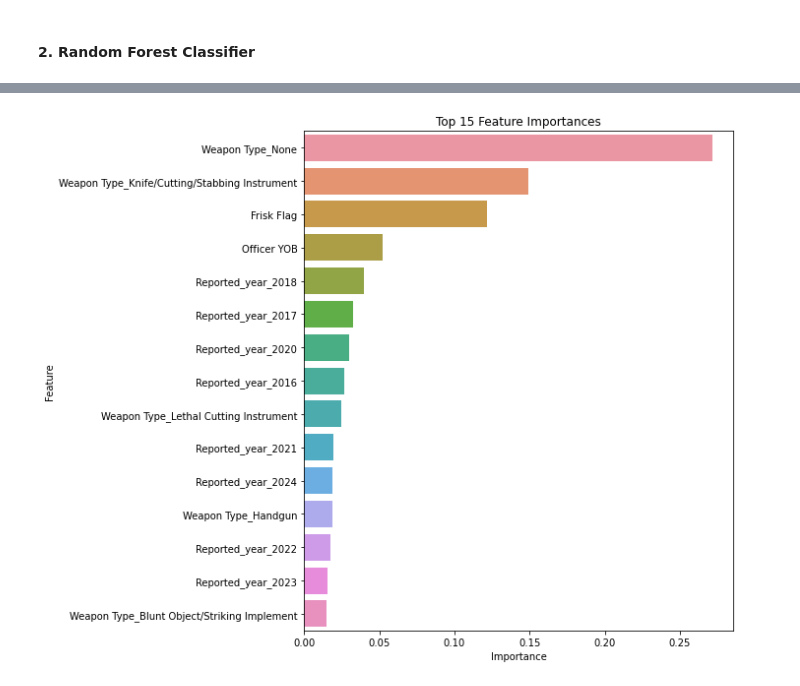
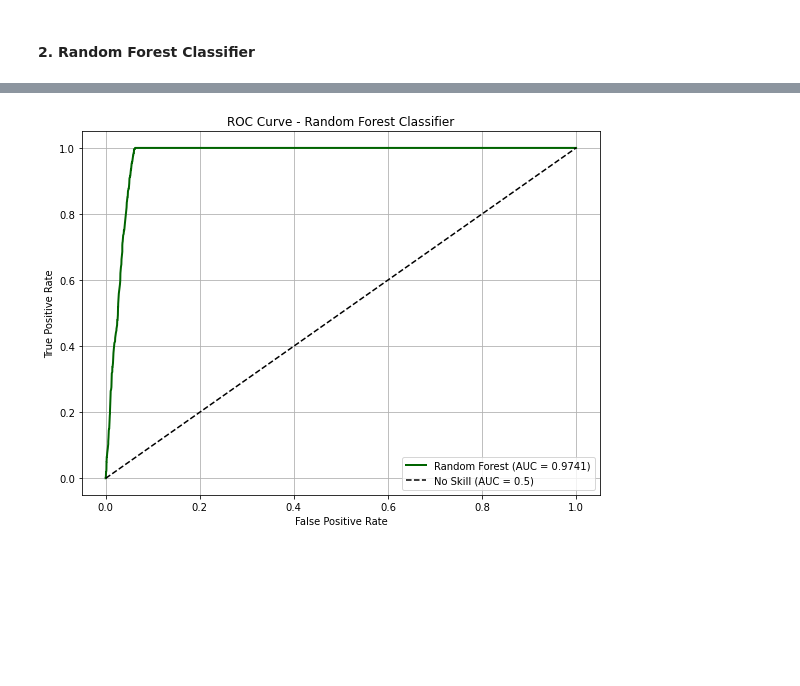
Before and after one commit to oomollo/Terry_Stops_Predictions, a Jupyter notebook: terry_stops_prediction.ipynb, the cells around one changed output, grey strips where cells are left out. Cells and saved outputs as stored; diff of their text form; code cells hidden in the pictures; blank space fills up the shorter version.

```diff
--- a/terry_stops_prediction.ipynb
+++ b/terry_stops_prediction.ipynb
@@ -378,7 +395,7 @@ These models' performance will then be evaluated by use of classification metric
 #### 1. Logistic Regression Model
 # %%
 # Initialize logistic regression
-lr = LogisticRegression(random_state=42)
+lr = LogisticRegression(max_iter=1000,random_state=42)
 
 # Train the model on the resampled dataset
 lr.fit(X_train_scaled_resampled, y_train_resampled)
@@ -413,6 +444,6 @@ plt.show()
 # %%
 
 # Initialize and train a RandomForestClassifier model
-model = RandomForestClassifier(n_estimators=100, random_state=42, class_weight='balanced')
-model.fit(X_train, y_train)
+rf_model = RandomForestClassifier(n_estimators=200, random_state=42, class_weight='balanced')
+rf_model.fit(X_train_scaled_resampled, y_train_resampled)
 # %% [output]
@@ -420,15 +454,15 @@ RandomForestClassifier(class_weight='balanced', random_state=42)
 # %%
-# Make predictions on the test set
-y_pred = model.predict(X_test)
-y_pred_proba = model.predict_proba(X_test)[:, 1]
 
-# Evaluate the model
-accuracy = accuracy_score(y_test, y_pred)
-roc_auc = roc_auc_score(y_test, y_pred_proba)
-report = classification_report(y_test, y_pred)
+y_pred_rf = rf_model.predict(X_test_scaled)
+y_pred_proba_rf = rf_model.predict_proba(X_test_scaled)[:, 1]
 
-print(f"Accuracy: {accuracy:.4f}")
-print(f"ROC-AUC: {roc_auc:.4f}")
-print("Classification Report:")
-print(report)
+# Calculate and print Accuracy
+rf_accuracy = accuracy_score(y_test, y_pred_rf)
+print(f"Accuracy: {rf_accuracy:.4f}")
+
+# Calculate and print ROC-AUC
+rf_roc_auc = roc_auc_score(y_test, y_pred_proba_rf)
+print(f"ROC-AUC: {rf_roc_auc:.4f}")
+print("\nClassification Report:")
+print(classification_report(y_test, y_pred_rf))
 # %% [output]
@@ -471,14 +481,17 @@ plt.show()
-# %%
-# Feature Importance
-feature_importances = pd.Series(model.feature_importances_, index=X.columns).sort_values(ascending=False)
-
-plt.figure(figsize=(10, 8))
-sns.barplot(x=feature_importances.head(15), y=feature_importances.head(15).index)
-plt.title('Top 15 Feature Importances')
-plt.xlabel('Importance')
-plt.ylabel('Feature')
-plt.tight_layout()
-plt.savefig('feature_importances.png')
-plt.show()
-# %% [output]
-[figure, removed]
+# %%
+# Get the False Positive Rate, True Positive Rate, and thresholds
+fpr_rf, tpr_rf, thresholds_rf = roc_curve(y_test, y_pred_proba_rf)
+
+# Plot the ROC Curve
+plt.figure(figsize=(8, 6))
+plt.plot(fpr_rf, tpr_rf, label=f"Random Forest (AUC = {rf_roc_auc:.4f})", color='darkgreen', linewidth=2)
+plt.plot([0, 1], [0, 1], 'k--', label="No Skill (AUC = 0.5)")  # Diagonal reference line
+plt.xlabel("False Positive Rate")
+plt.ylabel("True Positive Rate")
+plt.title("ROC Curve - Random Forest Classifier")
+plt.legend(loc='lower right')
+plt.grid(True)
+plt.tight_layout()
+plt.show()
+# %% [output]
+[figure, added]
```
Also changed, not shown: parts of 23 cells of this notebook, 5 other files.
